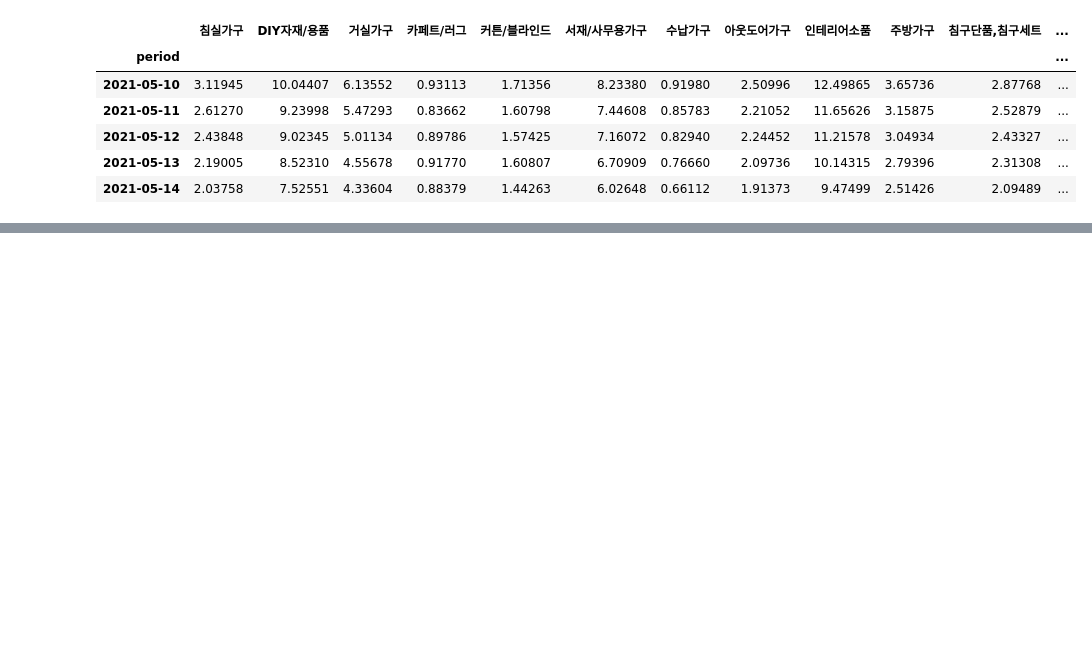
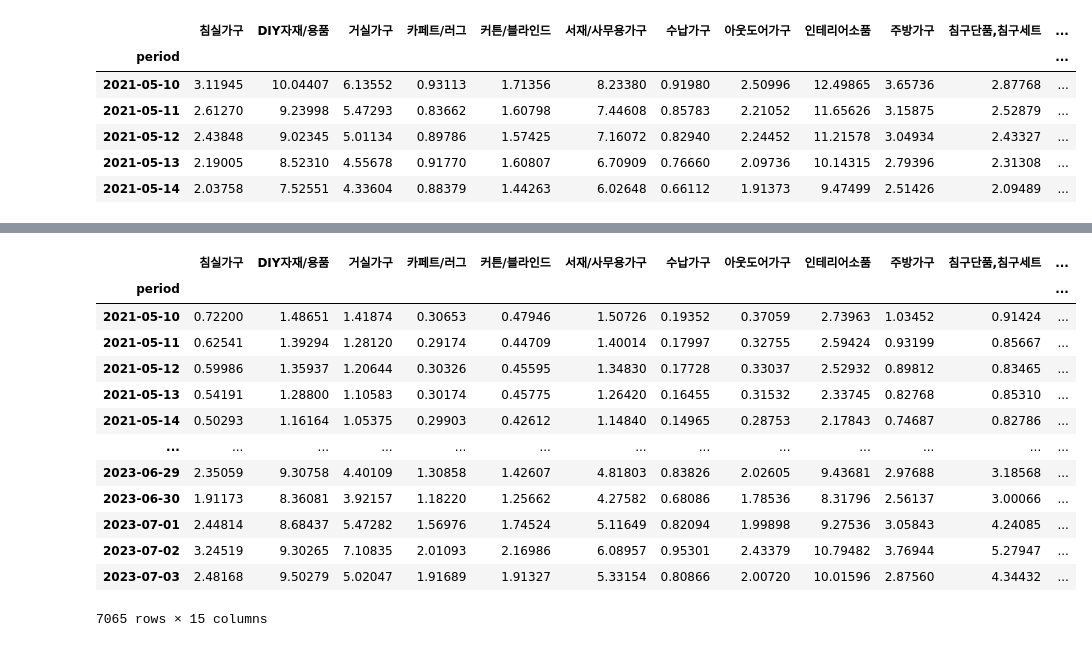
Before and after one commit to OOSTrend/Final_2Kyoungh, a Jupyter notebook: data_code/1st/중분류세부샘플(가구).ipynb, the cells around one changed output, grey strips where cells are left out. Cells and saved outputs as stored; diff of their text form; code cells hidden in the pictures; blank space fills up the shorter version.

```diff
--- a/data_code/1st/중분류세부샘플(가구).ipynb
+++ b/data_code/1st/중분류세부샘플(가구).ipynb
@@ -218,0 +511,20 @@ df_all.head()
+# %%
+df_list=[df_all_1,df_all_2,df_all_3,df_all_4,df_all_5,df_all_6,df_all_7,df_all_8,df_all_9]
+# %%
+df_all=pd.concat(df_list)
+df_all
+# %% [output]
+|  | 침실가구 | DIY자재/용품 | 거실가구 | 카페트/러그 | 커튼/블라인드 | 서재/사무용가구 | 수납가구 | 아웃도어가구 | 인테리어소품 | 주방가구 | 침구단품,침구세트 | ... |
+| period |  |  |  |  |  |  |  |  |  |  |  | ... |
+| 2021-05-10 | 0.72200 | 1.48651 | 1.41874 | 0.30653 | 0.47946 | 1.50726 | 0.19352 | 0.37059 | 2.73963 | 1.03452 | 0.91424 | ... |
+| 2021-05-11 | 0.62541 | 1.39294 | 1.28120 | 0.29174 | 0.44709 | 1.40014 | 0.17997 | 0.32755 | 2.59424 | 0.93199 | 0.85667 | ... |
+| 2021-05-12 | 0.59986 | 1.35937 | 1.20644 | 0.30326 | 0.45595 | 1.34830 | 0.17728 | 0.33037 | 2.52932 | 0.89812 | 0.83465 | ... |
+| 2021-05-13 | 0.54191 | 1.28800 | 1.10583 | 0.30174 | 0.45775 | 1.26420 | 0.16455 | 0.31532 | 2.33745 | 0.82768 | 0.85310 | ... |
+| 2021-05-14 | 0.50293 | 1.16164 | 1.05375 | 0.29903 | 0.42612 | 1.14840 | 0.14965 | 0.28753 | 2.17843 | 0.74687 | 0.82786 | ... |
+| ... | ... | ... | ... | ... | ... | ... | ... | ... | ... | ... | ... | ... |
+| 2023-06-29 | 2.35059 | 9.30758 | 4.40109 | 1.30858 | 1.42607 | 4.81803 | 0.83826 | 2.02605 | 9.43681 | 2.97688 | 3.18568 | ... |
+| 2023-06-30 | 1.91173 | 8.36081 | 3.92157 | 1.18220 | 1.25662 | 4.27582 | 0.68086 | 1.78536 | 8.31796 | 2.56137 | 3.00066 | ... |
+| 2023-07-01 | 2.44814 | 8.68437 | 5.47282 | 1.56976 | 1.74524 | 5.11649 | 0.82094 | 1.99898 | 9.27536 | 3.05843 | 4.24085 | ... |
+| 2023-07-02 | 3.24519 | 9.30265 | 7.10835 | 2.01093 | 2.16986 | 6.08957 | 0.95301 | 2.43379 | 10.79482 | 3.76944 | 5.27947 | ... |
+| 2023-07-03 | 2.48168 | 9.50279 | 5.02047 | 1.91689 | 1.91327 | 5.33154 | 0.80866 | 2.00720 | 10.01596 | 2.87560 | 4.34432 | ... |
+7065 rows × 15 columns
```
Also changed, not shown: parts of 13 cells of this notebook, 1 other file.
